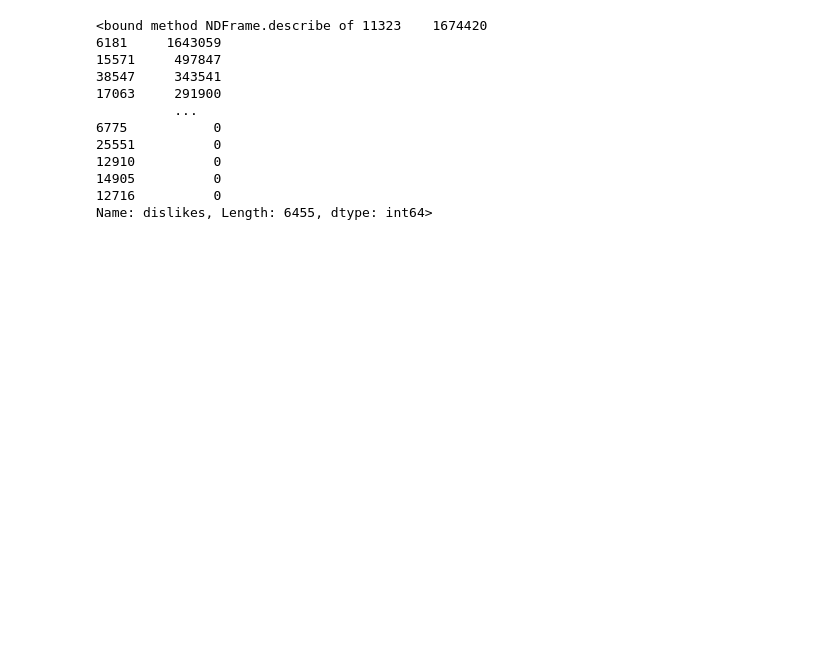
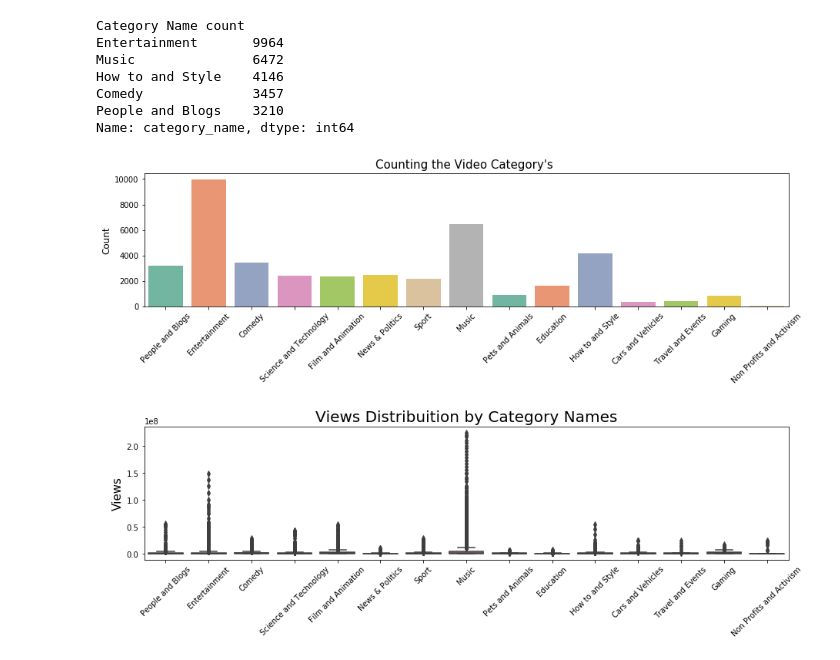
Before and after one commit to danjamlee/Project-1, a Jupyter notebook: Cree_1.ipynb, the cells around one changed output. Cells and saved outputs as stored; diff of their text form; code cells hidden in the pictures; blank space fills up the shorter version.

```diff
--- a/Cree_1.ipynb
+++ b/Cree_1.ipynb
@@ -16,6 +17,8 @@ df.head()
 | 3 | puqaWrEC7tY | 17.14.11 | Nickelback Lyrics: Real or Fake? | Good Mythical Morning | 24 | 2017-11-13T11:00:04.000Z | rhett and link|"gmm"|"good mythic... | 343168 | 10172 | ... |
 | 4 | d380meD0W0M | 17.14.11 | I Dare You: GOING BALD!? | nigahiga | 24 | 2017-11-12T18:01:41.000Z | ryan|"higa"|"higatv"|"nigahiga"|"... | 2095731 | 132235 | ... |
 # %%
+df['category_name'] = np.nan
+
 df.loc[(df["category_id"] == 1),"category_name"] = 'Film and Animation'
 df.loc[(df["category_id"] == 2),"category_name"] = 'Cars and Vehicles'
 df.loc[(df["category_id"] == 10),"category_name"] = 'Music'
@@ -32,7 +35,3 @@ df.loc[(df["category_id"] == 27),"category_name"] = 'Education'
 df.loc[(df["category_id"] == 28),"category_name"] = 'Science and Technology'
 df.loc[(df["category_id"] == 29),"category_name"] = 'Non Profits and Activism'
 df.loc[(df["category_id"] == 25),"category_name"] = 'News & Politics'
-# %%
-df = df.sort_values(by = "dislikes", ascending = False)
-df.drop_duplicates(subset = 'title', keep = 'first', inplace = True)
-df[["title","likes","dislikes"]]
@@ -53,3 +37,0 @@ df[["title","likes","dislikes"]]
-# %%
-df["Percent of dislikes over total"] = df["likes"] / (df["likes"]+df["dislikes"])
-df
@@ -70,15 +37,0 @@ df
-# %%
-df["dislikes"].describe
-# %% [output]
-<bound method NDFrame.describe of 11323    1674420
-6181     1643059
-15571     497847
-38547     343541
-17063     291900
-          ...
-6775           0
-25551          0
-12910          0
-14905          0
-12716          0
-Name: dislikes, Length: 6455, dtype: int64>
@@ -87,0 +38,32 @@ b = a.drop
+# %%
+print("Category Name count")
+print(df.category_name.value_counts()[:5])
+
+plt.figure(figsize = (15,9))
+
+plt.subplot(211)
+categorycount = sns.countplot('category_name', data=df, palette="Set2")
+categorycount.set_xticklabels(categorycount.get_xticklabels(),rotation=45)
+categorycount.set_title("Counting the Video Category's ", fontsize=15)
+categorycount.set_xlabel("", fontsize=12)
+categorycount.set_ylabel("Count", fontsize=12)
+
+plt.subplot(212)
+views_per_category = sns.boxplot(x='category_name', y='views', data=df, palette="Set1")
+views_per_category.set_xticklabels(views_per_category.get_xticklabels(),rotation=45)
+views_per_category.set_title("Views Distribuition by Category Names", fontsize=20)
+views_per_category.set_xlabel("", fontsize=15)
+views_per_category.set_ylabel("Views", fontsize=15)
+
+plt.subplots_adjust(hspace = 0.9, top = 0.9)
+
+plt.show()
+# %% [output]
+Category Name count
+Entertainment       9964
+Music               6472
+How to and Style    4146
+Comedy              3457
+People and Blogs    3210
+Name: category_name, dtype: int64
+[figure, added]
```
Also changed, not shown: parts of 4 cells of this notebook.
